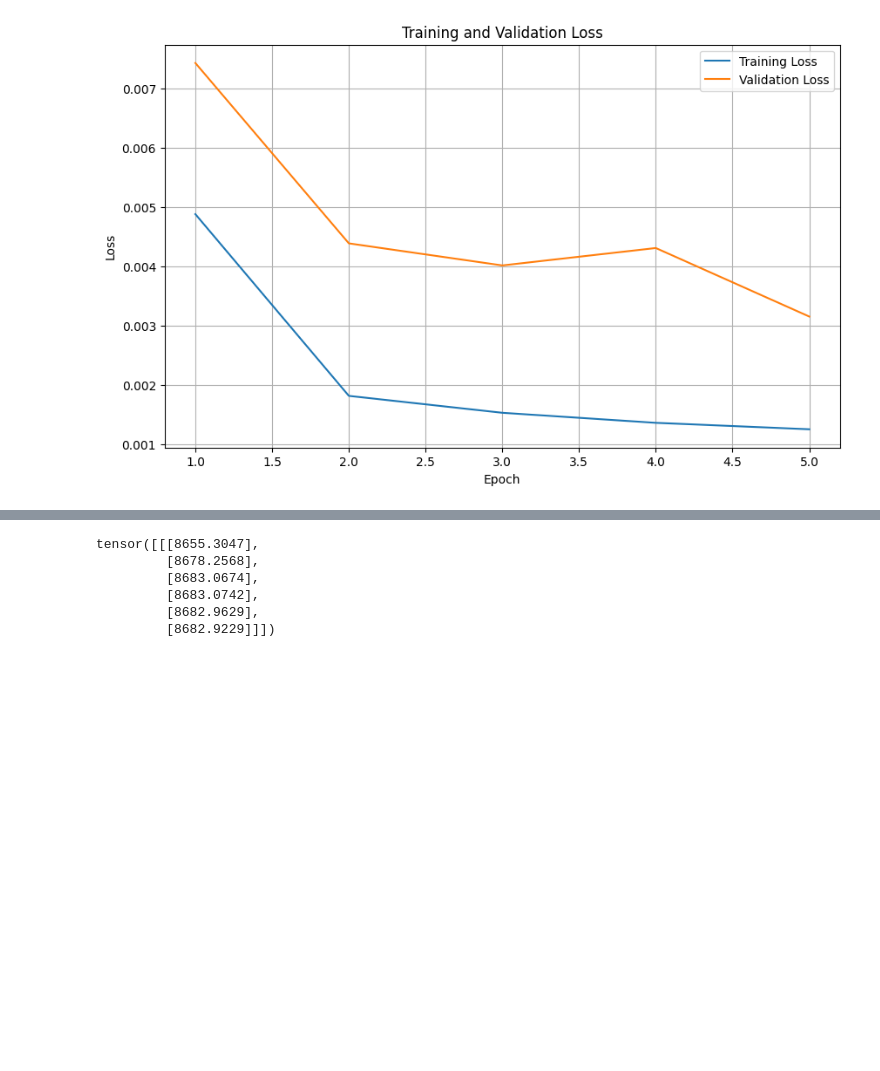
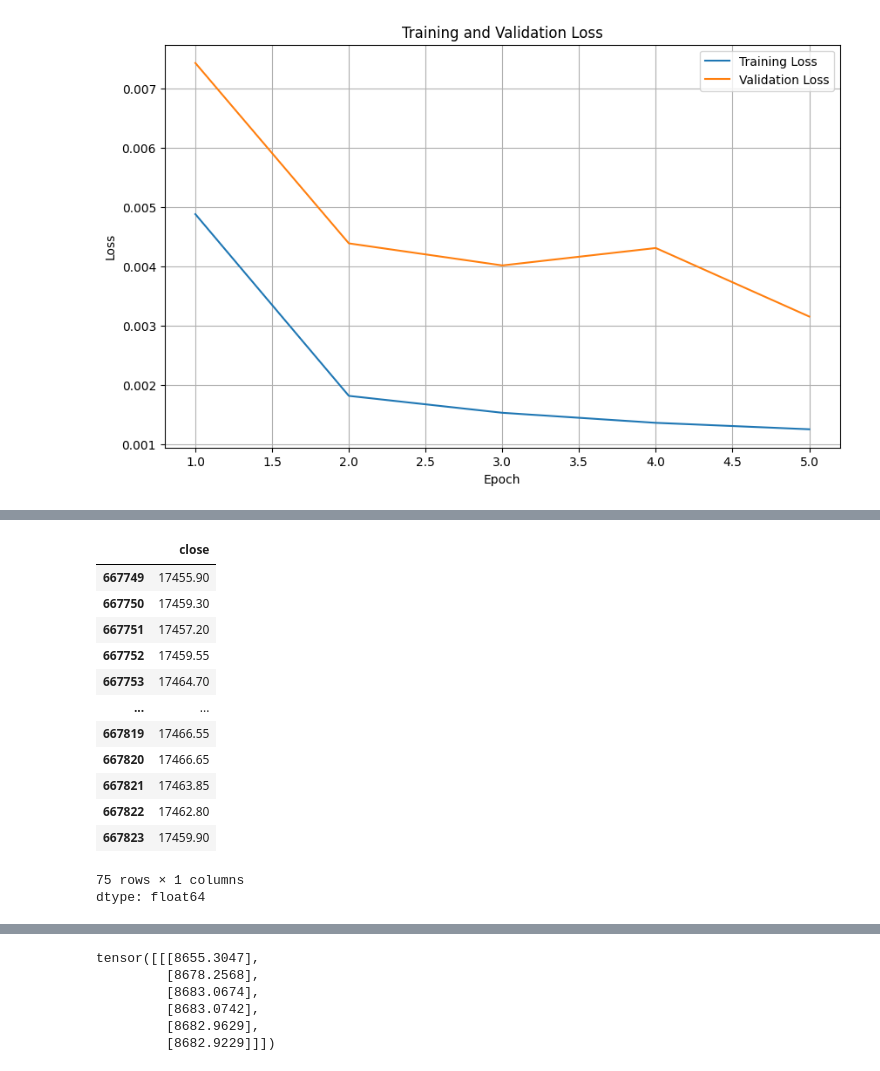
Before and after one commit to manikBS/omscs-capstone, a Jupyter notebook: yash_tft_1.ipynb, the cells around one changed output, grey strips where cells are left out. Cells and saved outputs as stored; diff of their text form; code cells hidden in the pictures; blank space fills up the shorter version.

```diff
--- a/yash_tft_1.ipynb
+++ b/yash_tft_1.ipynb
@@ -203,6 +152,19 @@ Report Points:
 # %%
-data1 = merged_data[['open', 'high', 'low', 'close', 'gap_percentage', 'gap_type',
+df1 = merged_data[merged_data['min_date'] < pd.to_datetime('2022-01-01')]
+df1 = df1[df1['min_date'] >= pd.to_datetime('2020-01-01')]
+data1 = df1[['open', 'high', 'low', 'close', 'gap_percentage', 'gap_type',
                      'vix_open', 'vix_high', 'vix_low', 'vix_close', 'hour', 'min_close_start', 'hourly_return']]
+
+TOTAL_DATA_LEN = data1.shape[0]
+
+
+RSI_WINDOW = 30
+EMA_1 = 60
+EMA_2 = 120
+MACD_SLOW_WINDOW = 120
+MACD_FAST_WINDOW = 45
+MACD_SIGNAL_WINDOW = 9
+STOCH_WINDOW = 45
 
 # Calculate RSI
 data1['RSI'] = ta.momentum.RSIIndicator(data1['close'], window=RSI_WINDOW).rsi()
@@ -220,14 +182,18 @@ data1['stoch'] = stoch.stoch()
 data1['stoch_signal'] = stoch.stoch_signal()
 data1["stock"] = "NIFTY_IDX"
 
+# Add ema slow and fast
+data1['ema_slow'] = ta.trend.EMAIndicator(data1['close'], window=EMA_2).ema_indicator()
+data1['ema_fast'] = ta.trend.EMAIndicator(data1['close'], window=EMA_1).ema_indicator()
+
 data1.dropna(axis=0, how='any', inplace=True)
 
 # add index column
 data1["time_idx"] = data1.index
 
-df = data1[:10000]
+df = data1[:TOTAL_DATA_LEN]
 
 train_df = df[:int(TOTAL_DATA_LEN*TRAINING_DATA_RATIO)]
 val_df = df[int(TOTAL_DATA_LEN*TRAINING_DATA_RATIO):
             int(TOTAL_DATA_LEN*(TRAINING_DATA_RATIO+VALIDATION_DATA_RATIO))]
-test_df = df[int(TOTAL_DATA_LEN*(TRAINING_DATA_RATIO+VALIDATION_DATA_RATIO)):]
+# test_df = df[int(TOTAL_DATA_LEN*(TRAINING_DATA_RATIO+VALIDATION_DATA_RATIO)):]
@@ -493,3 +552,20 @@ INFO:lightning.pytorch.utilities.rank_zero:HPU available: False, using: 0 HPUs
+# %%
+test_df1['close']
+# %% [output]
+|  | close |
+| 667749 | 17455.90 |
+| 667750 | 17459.30 |
+| 667751 | 17457.20 |
+| 667752 | 17459.55 |
+| 667753 | 17464.70 |
+| ... | ... |
+| 667819 | 17466.55 |
+| 667820 | 17466.65 |
+| 667821 | 17463.85 |
+| 667822 | 17462.80 |
+| 667823 | 17459.90 |
+75 rows × 1 columns
+dtype: float64
 # %%
 predictions
 # %% [output]
```
Also changed, not shown: parts of 23 cells of this notebook.
